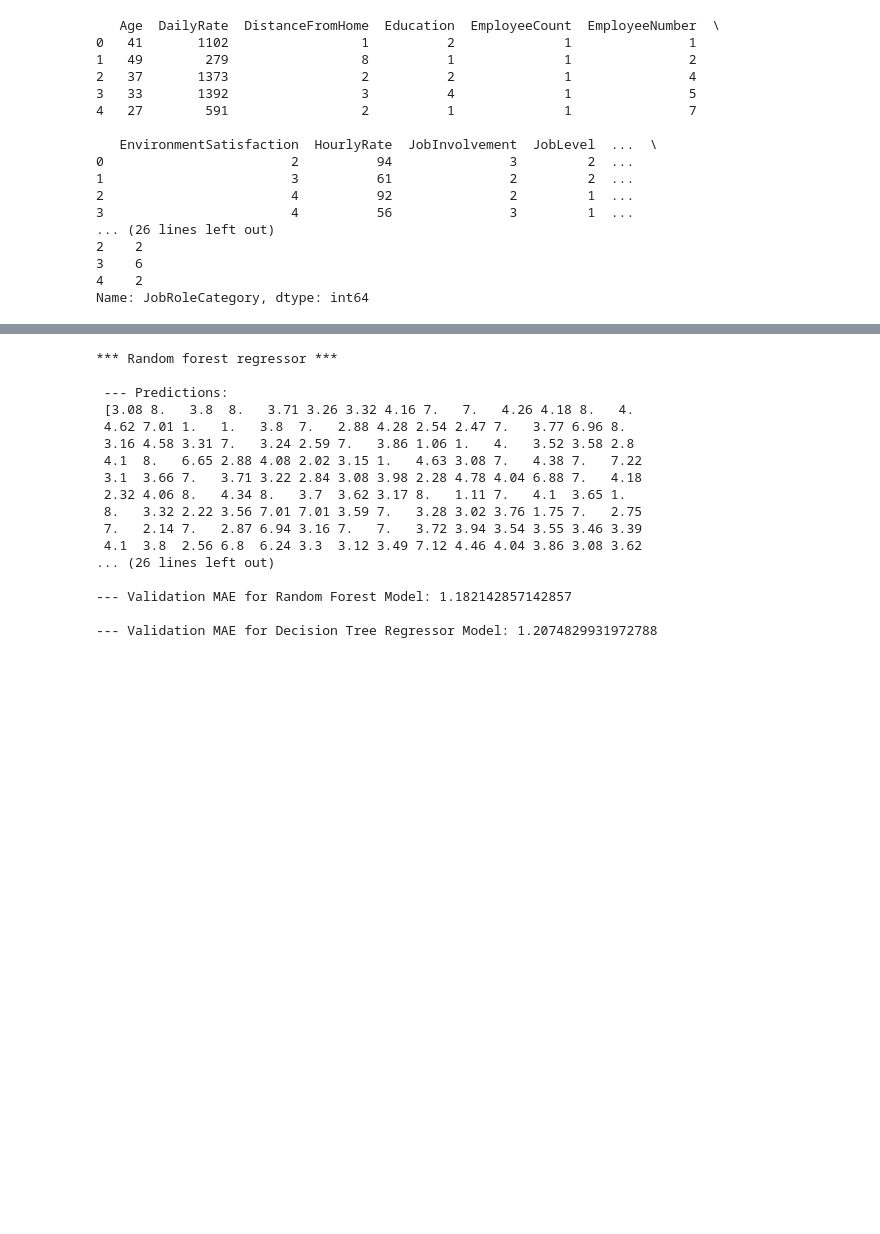
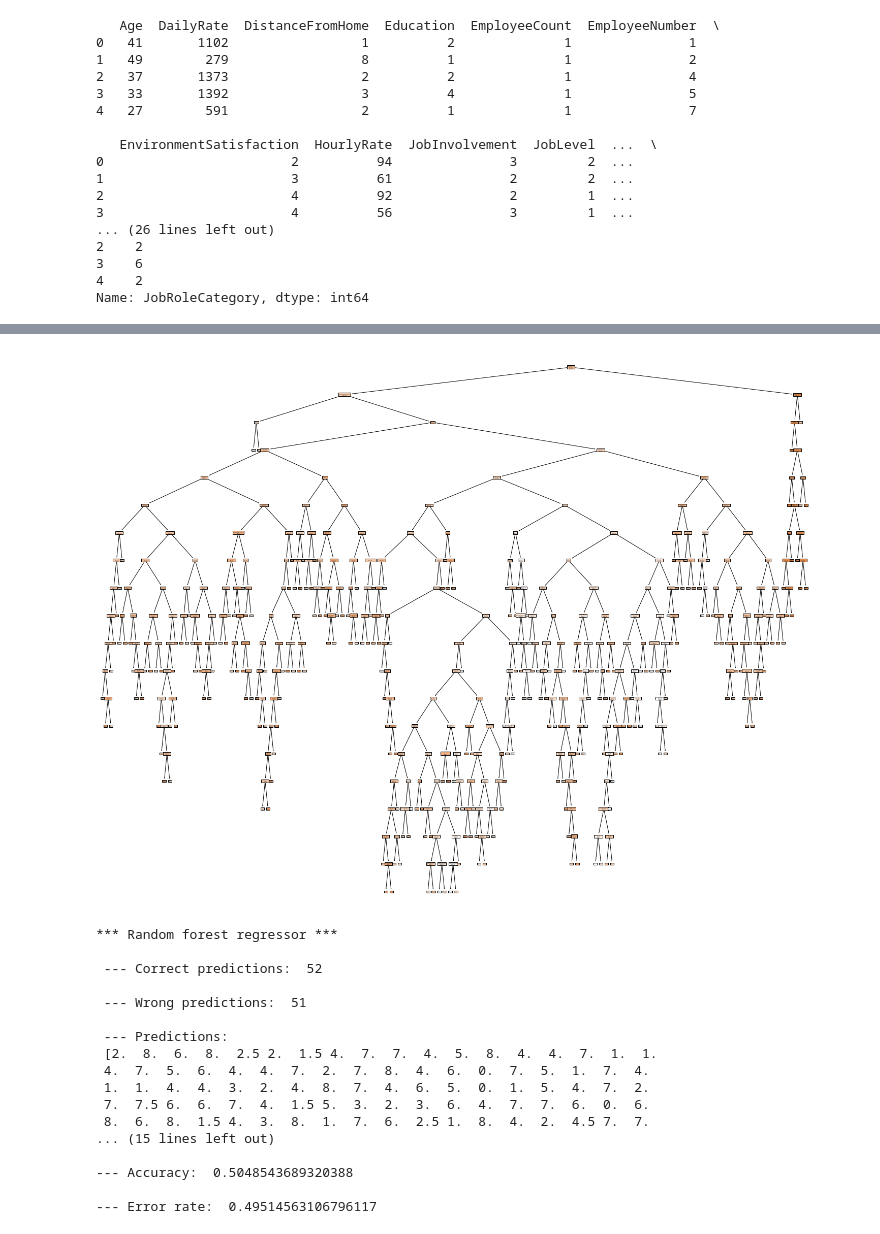
Before and after one commit to Aureliaa7/MachineLearning, a Jupyter notebook: L2/l2-decisiontreeshw.ipynb, the cells around one changed output, grey strips where cells are left out. Drawn from its saved outputs; the diff is of its cells as text; code cells hidden in the pictures; blank space fills up the shorter version.

```diff
--- a/L2/l2-decisiontreeshw.ipynb
+++ b/L2/l2-decisiontreeshw.ipynb
@@ -123,7 +143,7 @@ Name: JobRoleCategory, dtype: int64
 # %%
 # split the data
 # test_size=the proportion of the dataset to include in the test split
-train_X, test_X, train_y, test_y = train_test_split(X, y, test_size=0.2, random_state=1)
+train_X, test_X, train_y, test_y = train_test_split(X, y, test_size=0.07, random_state=1)
 
 print('Initial size of the dataset:', len(X))
 print('The size of the dataset used for training the model: ',len(train_X))
@@ -190,32 +212,43 @@ weighted avg       0.68      0.66      0.66       294
+# %%
+fig_dec_tree = plt.figure(figsize=(25,20))
+_ = tree.plot_tree(regressor,
+                   feature_names=features,
+                   class_names=data['JobRoleCategory'],
+                   filled=True)
+# %% [output]
+[figure, added]
 # %%
 # RANDOM FOREST REGRESSOR
 
 print('\n\n*** Random forest regressor ***')
-random_forest_regressor = RandomForestRegressor(random_state = 1)
+# n_estimators represents the number of the trees
+random_forest_regressor = RandomForestRegressor(n_estimators = 2, random_state = 1)
 
 random_forest_regressor.fit(train_X, train_y)
 
-random_forest_regressor_predictions = random_forest_regressor.predict(test_X)
-# Calculate the mean absolute error of your Random Forest model on the validation data
-random_forest_value_mae = mean_absolute_error(test_y, random_forest_regressor_predictions)
+forest_predictions = random_forest_regressor.predict(test_X)
 
-print('\n --- Predictions: \n', random_forest_regressor_predictions)
+accuracy_forest, error_rate_forest = compute_accuracy_and_error_rate(test_y, forest_predictions, len(forest_predictions))
+
+print('\n --- Predictions: \n', forest_predictions)
 print('\n --- Actual: \n', test_y)
+print('\n--- Accuracy: ', accuracy_forest)
+print('\n--- Error rate: ', error_rate_forest)
 # %% [output]
 *** Random forest regressor ***
 
+ --- Correct predictions:  52
+
+ --- Wrong predictions:  51
+
  --- Predictions:
- [3.08 8.   3.8  8.   3.71 3.26 3.32 4.16 7.   7.   4.26 4.18 8.   4.
- 4.62 7.01 1.   1.   3.8  7.   2.88 4.28 2.54 2.47 7.   3.77 6.96 8.
- 3.16 4.58 3.31 7.   3.24 2.59 7.   3.86 1.06 1.   4.   3.52 3.58 2.8
- 4.1  8.   6.65 2.88 4.08 2.02 3.15 1.   4.63 3.08 7.   4.38 7.   7.22
- 3.1  3.66 7.   3.71 3.22 2.84 3.08 3.98 2.28 4.78 4.04 6.88 7.   4.18
- 2.32 4.06 8.   4.34 8.   3.7  3.62 3.17 8.   1.11 7.   4.1  3.65 1.
- 8.   3.32 2.22 3.56 7.01 7.01 3.59 7.   3.28 3.02 3.76 1.75 7.   2.75
- 7.   2.14 7.   2.87 6.94 3.16 7.   7.   3.72 3.94 3.54 3.55 3.46 3.39
- 4.1  3.8  2.56 6.8  6.24 3.3  3.12 3.49 7.12 4.46 4.04 3.86 3.08 3.62
-... (26 lines left out)
+ [2.  8.  6.  8.  2.5 2.  1.5 4.  7.  7.  4.  5.  8.  4.  4.  7.  1.  1.
+ 4.  7.  5.  6.  4.  4.  7.  2.  7.  8.  4.  6.  0.  7.  5.  1.  7.  4.
+ 1.  1.  4.  4.  3.  2.  4.  8.  7.  4.  6.  5.  0.  1.  5.  4.  7.  2.
+ 7.  7.5 6.  6.  7.  4.  1.5 5.  3.  2.  3.  6.  4.  7.  7.  6.  0.  6.
+ 8.  6.  8.  1.5 4.  3.  8.  1.  7.  6.  2.5 1.  8.  4.  2.  4.5 7.  7.
+... (15 lines left out)
 
---- Validation MAE for Random Forest Model: 1.182142857142857
+--- Accuracy:  0.5048543689320388
 
---- Validation MAE for Decision Tree Regressor Model: 1.2074829931972788
+--- Error rate:  0.49514563106796117
```
Also changed, not shown: parts of 12 cells of this notebook.
